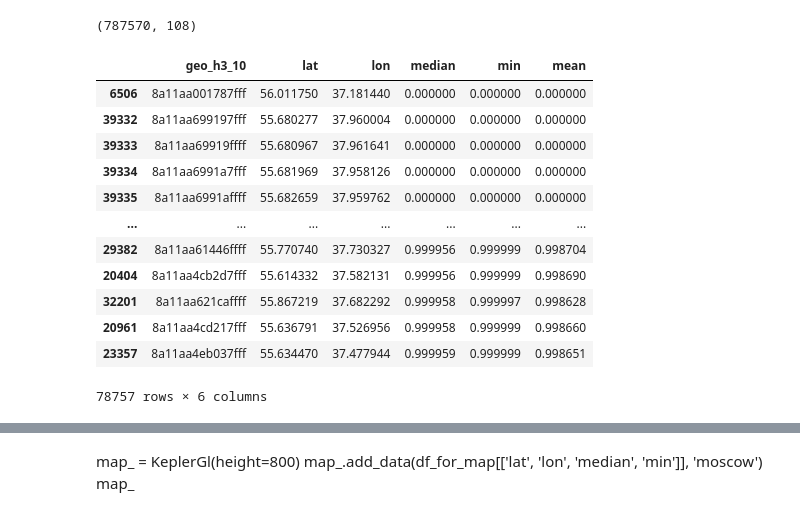
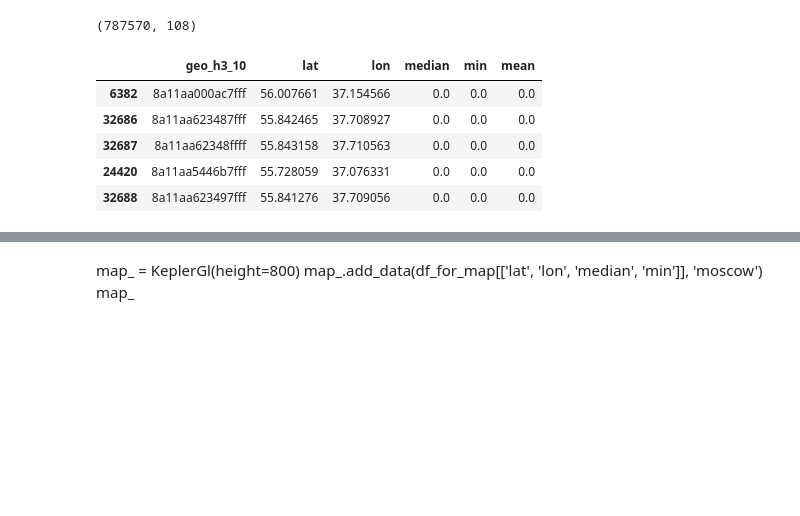
Before and after one commit to GavrilinEugene/postamat_recomendation_system, a Jupyter notebook: notebooks/vector_model.ipynb, the cells around one changed output, grey strips where cells are left out. Saved outputs shown, nothing was run; the diff lists cells and outputs as text; code cells hidden in the pictures; blank space fills up the shorter version.

```diff
--- a/notebooks/vector_model.ipynb
+++ b/notebooks/vector_model.ipynb
@@ -172,21 +172,14 @@ df_for_map['mean'] = 1 - df_for_map['mean']
 # %%
 df_for_map = df_for_map.rename(columns={'geo_h3_10_x': 'geo_h3_10'})
 # %%
-df_for_map.sort_values(by='median')
+df_for_map.sort_values(by='median').head()
 # %% [output]
 |  | geo_h3_10 | lat | lon | median | min | mean |
-| 6506 | 8a11aa001787fff | 56.011750 | 37.181440 | 0.000000 | 0.000000 | 0.000000 |
-| 39332 | 8a11aa699197fff | 55.680277 | 37.960004 | 0.000000 | 0.000000 | 0.000000 |
-| 39333 | 8a11aa69919ffff | 55.680967 | 37.961641 | 0.000000 | 0.000000 | 0.000000 |
-| 39334 | 8a11aa6991a7fff | 55.681969 | 37.958126 | 0.000000 | 0.000000 | 0.000000 |
-| 39335 | 8a11aa6991affff | 55.682659 | 37.959762 | 0.000000 | 0.000000 | 0.000000 |
-| ... | ... | ... | ... | ... | ... | ... |
-| 29382 | 8a11aa61446ffff | 55.770740 | 37.730327 | 0.999956 | 0.999999 | 0.998704 |
-| 20404 | 8a11aa4cb2d7fff | 55.614332 | 37.582131 | 0.999956 | 0.999999 | 0.998690 |
-| 32201 | 8a11aa621caffff | 55.867219 | 37.682292 | 0.999958 | 0.999997 | 0.998628 |
-| 20961 | 8a11aa4cd217fff | 55.636791 | 37.526956 | 0.999958 | 0.999999 | 0.998660 |
-| 23357 | 8a11aa4eb037fff | 55.634470 | 37.477944 | 0.999959 | 0.999999 | 0.998651 |
+| 6382 | 8a11aa000ac7fff | 56.007661 | 37.154566 | 0.0 | 0.0 | 0.0 |
+| 32686 | 8a11aa623487fff | 55.842465 | 37.708927 | 0.0 | 0.0 | 0.0 |
+| 32687 | 8a11aa62348ffff | 55.843158 | 37.710563 | 0.0 | 0.0 | 0.0 |
+| 24420 | 8a11aa5446b7fff | 55.728059 | 37.076331 | 0.0 | 0.0 | 0.0 |
+| 32688 | 8a11aa623497fff | 55.841276 | 37.709056 | 0.0 | 0.0 | 0.0 |
-78757 rows × 6 columns
 # %%
 df_for_map['median'].hist(bins=100, figsize=(5,3))
 # %% [output]
```
Also changed, not shown: parts of 10 cells of this notebook, 2 other files.
